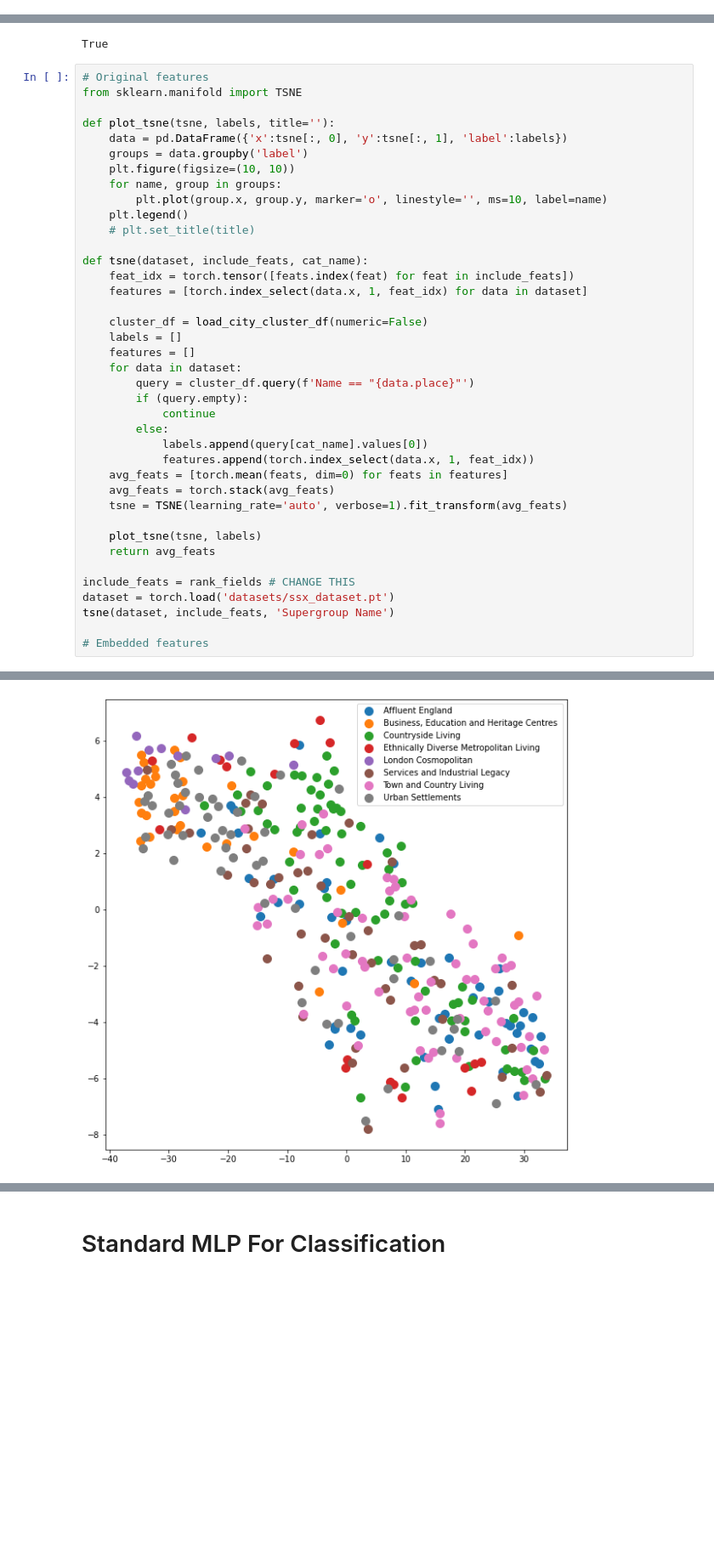
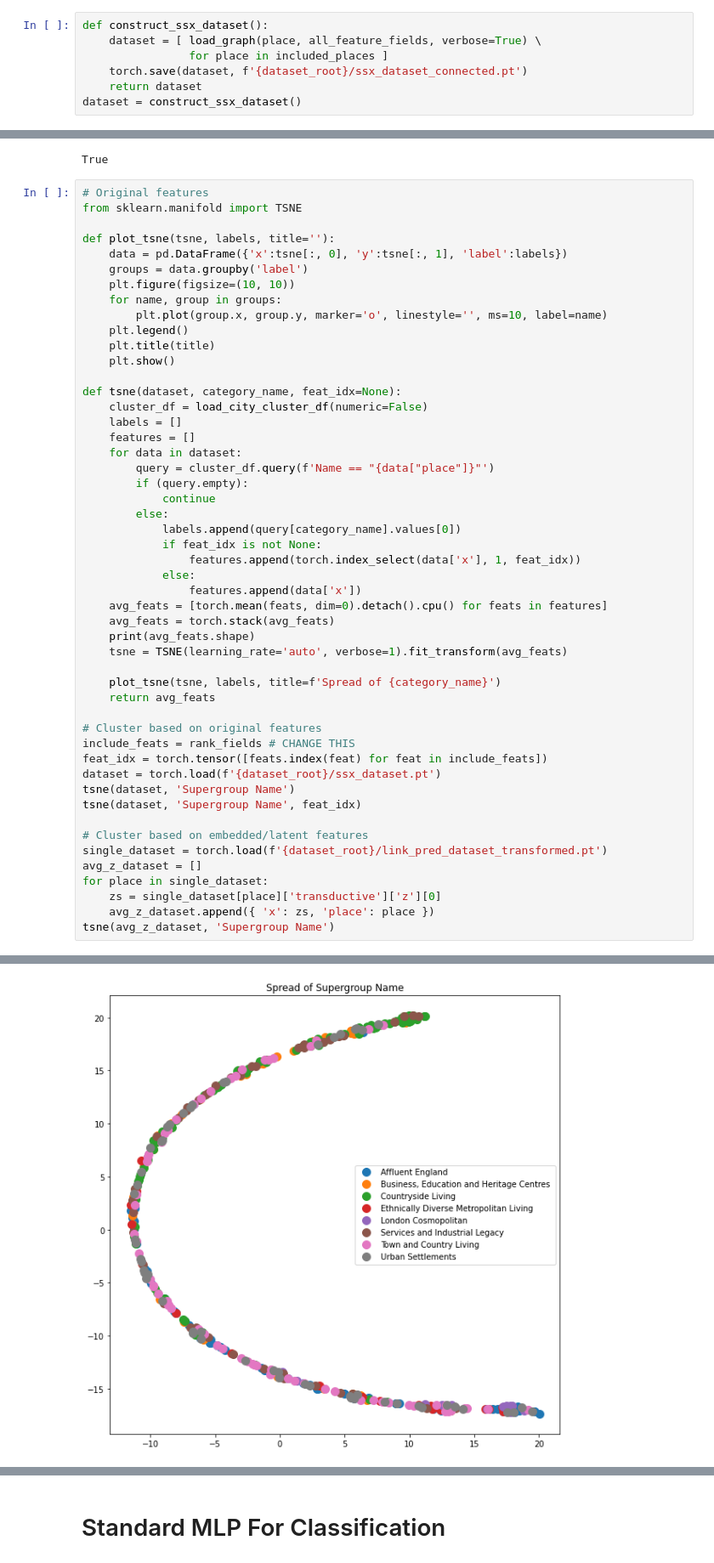
Before and after one commit to wilsoncwc/predicting-choice, a Jupyter notebook: predicting-cities.ipynb, the cells around one changed output, grey strips where cells are left out. Shown at 85% size. Drawn from its saved outputs; the diff is of its cells as text; blank space fills up the shorter version.

```diff
--- a/predicting-cities.ipynb
+++ b/predicting-cities.ipynb
@@ -161,6 +157,13 @@ def load_graphs(df, la_col_name, virtual_node=False,
             g.y = torch.tensor([ys])
             data_list.append(g)
     return data_list
+# %%
+def construct_ssx_dataset():
+    dataset = [ load_graph(place, all_feature_fields, verbose=True) \
+                for place in included_places ]
+    torch.save(dataset, f'{dataset_root}/ssx_dataset_connected.pt')
+    return dataset
+dataset = construct_ssx_dataset()
 # %%
 def split_row(row):
     code1, code2 = row.iloc[0]['Code'].split('/')
@@ -575,32 +578,43 @@ def plot_tsne(tsne, labels, title=''):
     for name, group in groups:
         plt.plot(group.x, group.y, marker='o', linestyle='', ms=10, label=name)
     plt.legend()
-    # plt.set_title(title)
+    plt.title(title)
+    plt.show()
 
-def tsne(dataset, include_feats, cat_name):
-    feat_idx = torch.tensor([feats.index(feat) for feat in include_feats])
-    features = [torch.index_select(data.x, 1, feat_idx) for data in dataset]
-
+def tsne(dataset, category_name, feat_idx=None):
     cluster_df = load_city_cluster_df(numeric=False)
     labels = []
     features = []
     for data in dataset:
-        query = cluster_df.query(f'Name == "{data.place}"')
+        query = cluster_df.query(f'Name == "{data["place"]}"')
         if (query.empty):
             continue
         else:
-            labels.append(query[cat_name].values[0])
-            features.append(torch.index_select(data.x, 1, feat_idx))
-    avg_feats = [torch.mean(feats, dim=0) for feats in features]
+            labels.append(query[category_name].values[0])
+            if feat_idx is not None:
+                features.append(torch.index_select(data['x'], 1, feat_idx))
+            else:
+                features.append(data['x'])
+    avg_feats = [torch.mean(feats, dim=0).detach().cpu() for feats in features]
     avg_feats = torch.stack(avg_feats)
+    print(avg_feats.shape)
     tsne = TSNE(learning_rate='auto', verbose=1).fit_transform(avg_feats)
 
-    plot_tsne(tsne, labels)
+    plot_tsne(tsne, labels, title=f'Spread of {category_name}')
     return avg_feats
 
+# Cluster based on original features
 include_feats = rank_fields # CHANGE THIS
-dataset = torch.load('datasets/ssx_dataset.pt')
-tsne(dataset, include_feats, 'Supergroup Name')
+feat_idx = torch.tensor([feats.index(feat) for feat in include_feats])
+dataset = torch.load(f'{dataset_root}/ssx_dataset.pt')
+tsne(dataset, 'Supergroup Name')
+tsne(dataset, 'Supergroup Name', feat_idx)
 
-# Embedded features
+# Cluster based on embedded/latent features
+single_dataset = torch.load(f'{dataset_root}/link_pred_dataset_transformed.pt')
+avg_z_dataset = []
+for place in single_dataset:
+    zs = single_dataset[place]['transductive']['z'][0]
+    avg_z_dataset.append({ 'x': zs, 'place': place })
+tsne(avg_z_dataset, 'Supergroup Name')
 # %% [output]
@@ -621 +629 @@ tensor([[0.4452, 0.4552, 0.3771, 0.4416],
-[figure, old version]
+[figure, new version]
```
Also changed, not shown: parts of 5 cells of this notebook, 12 other files.
